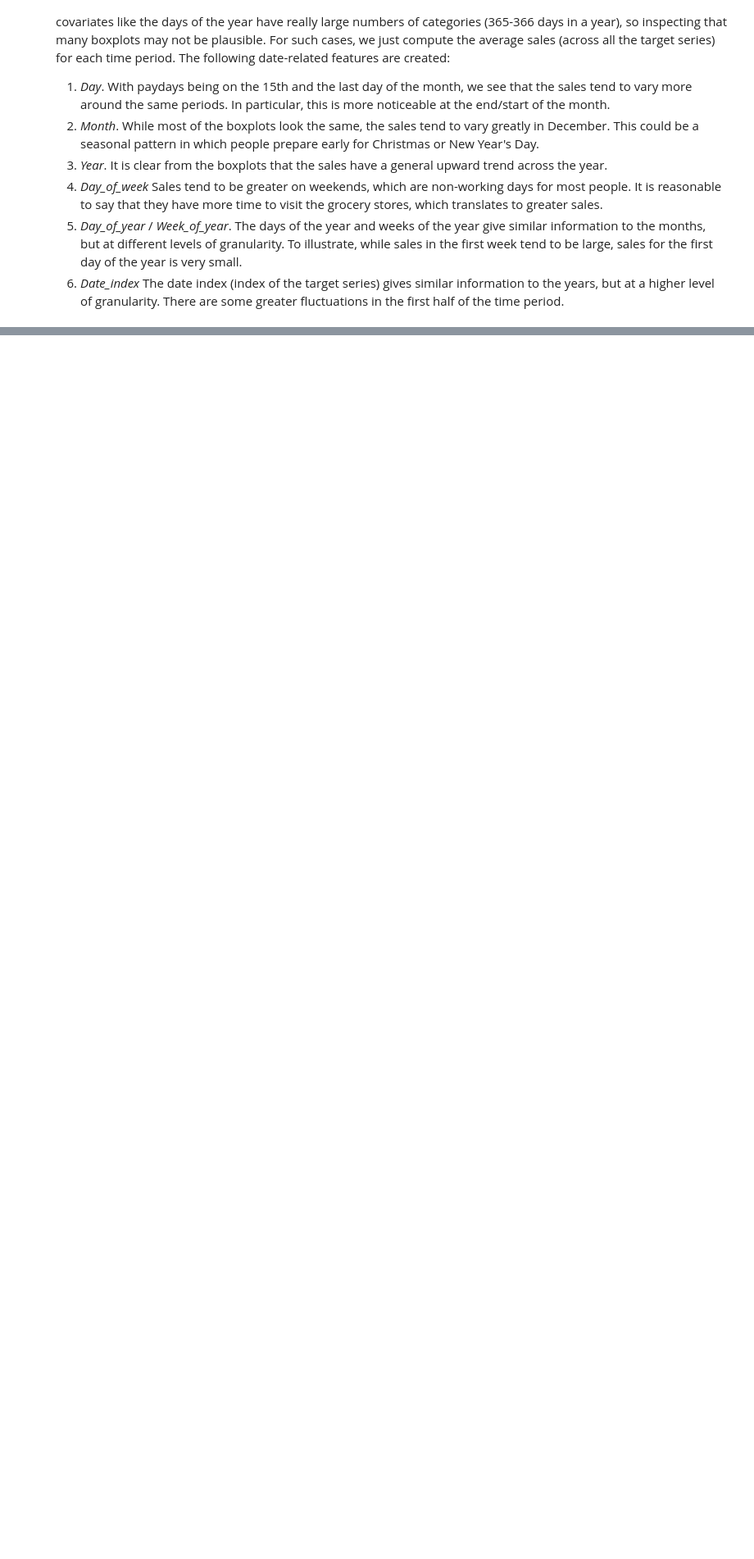
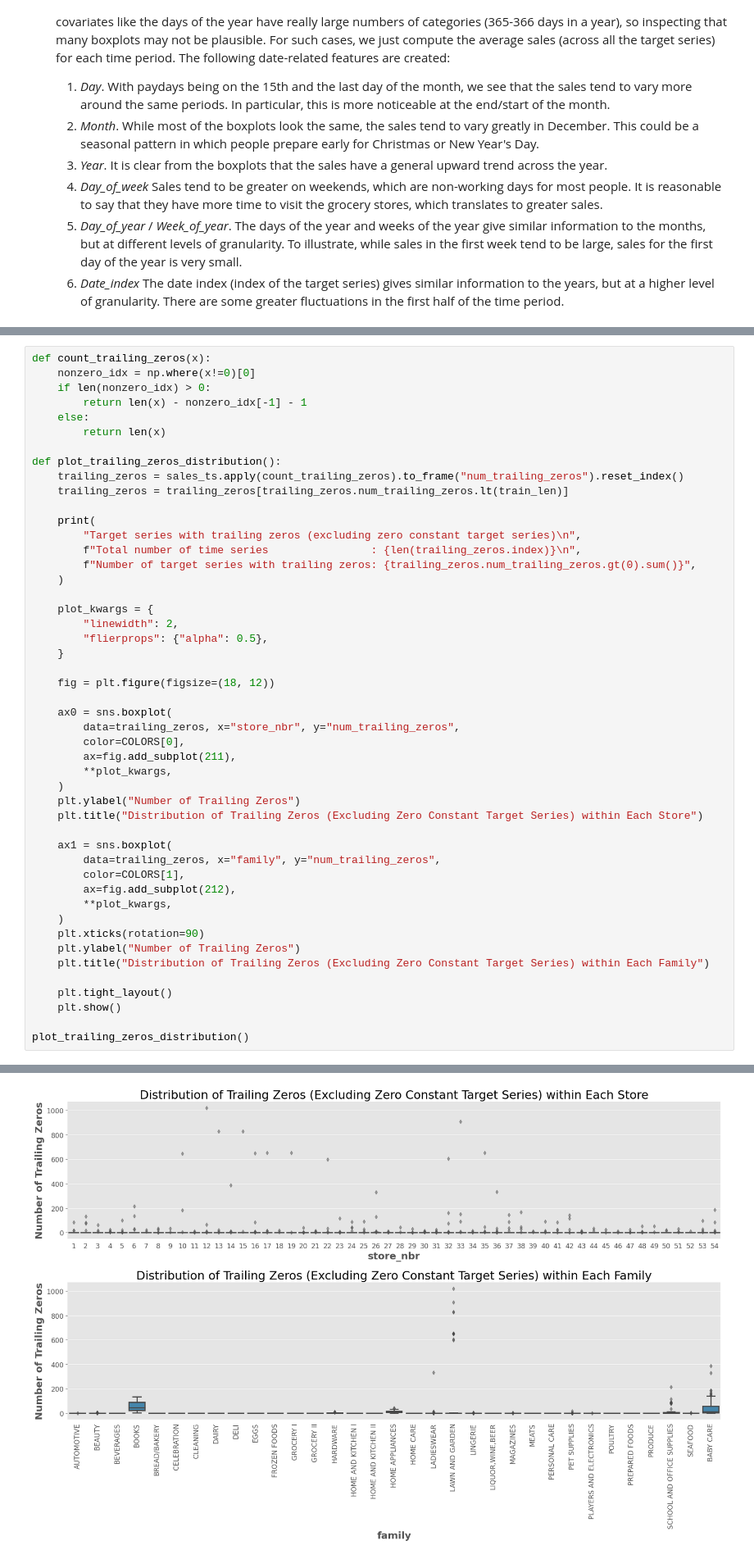
Before and after one commit to avsngh-git/Favorita-store-sales-prediction, a Jupyter notebook: store-sales-time-series-forecasting.ipynb, the cells around one changed output, grey strips where cells are left out. Shown at 82% size. Drawn from its saved outputs; the diff is of its cells as text; blank space fills up the shorter version.

```diff
--- a/store-sales-time-series-forecasting.ipynb
+++ b/store-sales-time-series-forecasting.ipynb
@@ -1575,0 +894,49 @@ df_sample_submission.head()
+# %%
+def count_trailing_zeros(x):
+    nonzero_idx = np.where(x!=0)[0]
+    if len(nonzero_idx) > 0:
+        return len(x) - nonzero_idx[-1] - 1
+    else:
+        return len(x)
+
+def plot_trailing_zeros_distribution():
+    trailing_zeros = sales_ts.apply(count_trailing_zeros).to_frame("num_trailing_zeros").reset_index()
+    trailing_zeros = trailing_zeros[trailing_zeros.num_trailing_zeros.lt(train_len)]
+
+    print(
+        "Target series with trailing zeros (excluding zero constant target series)\n",
+        f"Total number of time series                : {len(trailing_zeros.index)}\n",
+        f"Number of target series with trailing zeros: {trailing_zeros.num_trailing_zeros.gt(0).sum()}",
+    )
+
+    plot_kwargs = {
+        "linewidth": 2,
+        "flierprops": {"alpha": 0.5},
+    }
+
+    fig = plt.figure(figsize=(18, 12))
+
+    ax0 = sns.boxplot(
+        data=trailing_zeros, x="store_nbr", y="num_trailing_zeros",
+        color=COLORS[0],
+        ax=fig.add_subplot(211),
+        **plot_kwargs,
+    )
+    plt.ylabel("Number of Trailing Zeros")
+    plt.title("Distribution of Trailing Zeros (Excluding Zero Constant Target Series) within Each Store")
+
+    ax1 = sns.boxplot(
+        data=trailing_zeros, x="family", y="num_trailing_zeros",
+        color=COLORS[1],
+        ax=fig.add_subplot(212),
+        **plot_kwargs,
+    )
+    plt.xticks(rotation=90)
+    plt.ylabel("Number of Trailing Zeros")
+    plt.title("Distribution of Trailing Zeros (Excluding Zero Constant Target Series) within Each Family")
+
+    plt.tight_layout()
+    plt.show()
+
+plot_trailing_zeros_distribution()
+# %% [output]
@@ -1575,0 +946 @@ df_sample_submission.head()
+[figure, added]
```
Also changed, not shown: parts of 128 cells of this notebook.
